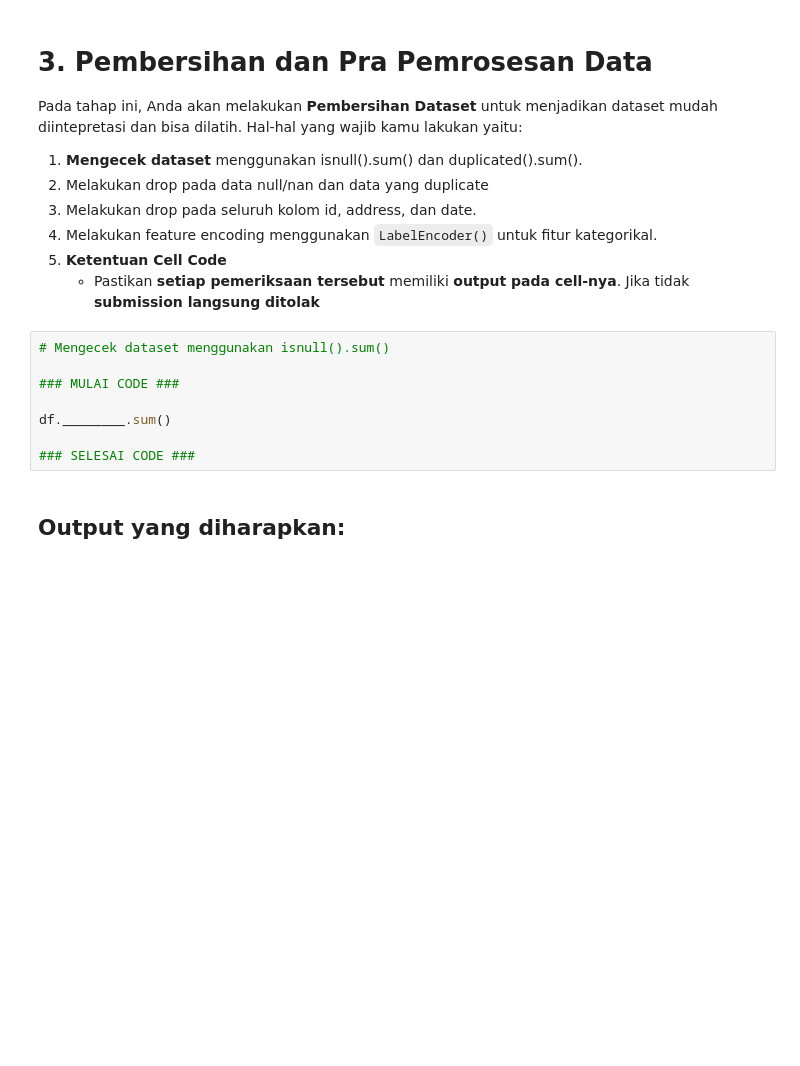
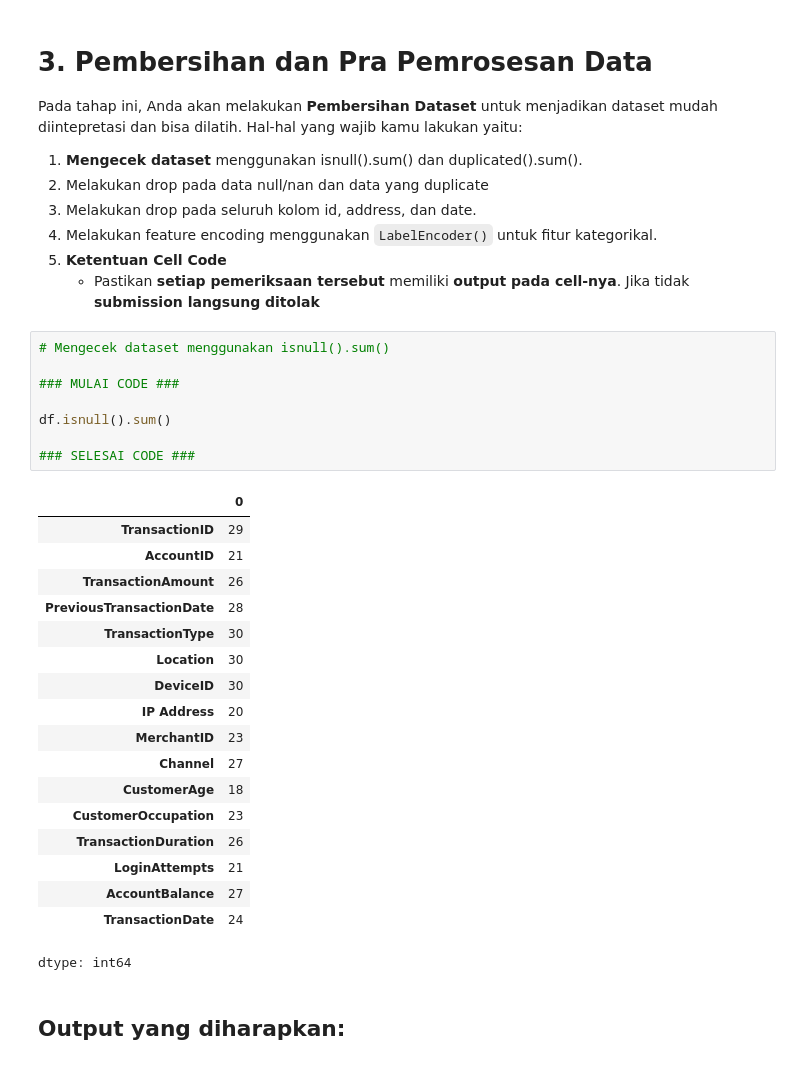
Before and after one commit to rfaoktvian/Dicoding_IDCamp, a Jupyter notebook: [Clustering]_Submission_Akhir_BMLP_Nazly_Rafa_Oktafian_Nuzqu.ipynb, the cells around one changed output. Saved outputs shown, nothing was run; the diff lists cells and outputs as text; blank space fills up the shorter version.

```diff
--- a/[Clustering]_Submission_Akhir_BMLP_Nazly_Rafa_Oktafian_Nuzqu.ipynb
+++ b/[Clustering]_Submission_Akhir_BMLP_Nazly_Rafa_Oktafian_Nuzqu.ipynb
@@ -257,11 +277,30 @@ Pada tahap ini, Anda akan melakukan **Pembersihan Dataset** untuk menjadikan dat
 # %%
 # Mengecek dataset menggunakan isnull().sum()
 
 ### MULAI CODE ###
 
-df.________.sum()
+df.isnull().sum()
 
 ### SELESAI CODE ###
+# %% [output]
+|  | 0 |
+| TransactionID | 29 |
+| AccountID | 21 |
+| TransactionAmount | 26 |
+| PreviousTransactionDate | 28 |
+| TransactionType | 30 |
+| Location | 30 |
+| DeviceID | 30 |
+| IP Address | 20 |
+| MerchantID | 23 |
+| Channel | 27 |
+| CustomerAge | 18 |
+| CustomerOccupation | 23 |
+| TransactionDuration | 26 |
+| LoginAttempts | 21 |
+| AccountBalance | 27 |
+| TransactionDate | 24 |
+dtype: int64
 # %% [markdown]
 ## **Output yang diharapkan:**
 # %% [markdown]
```
Also changed, not shown: parts of 5 cells of this notebook.
